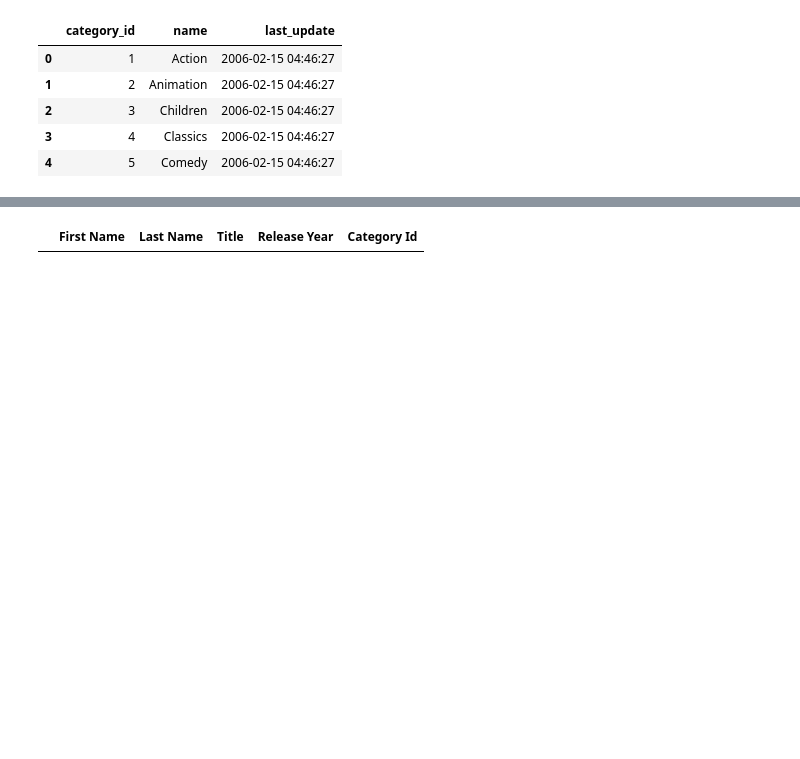
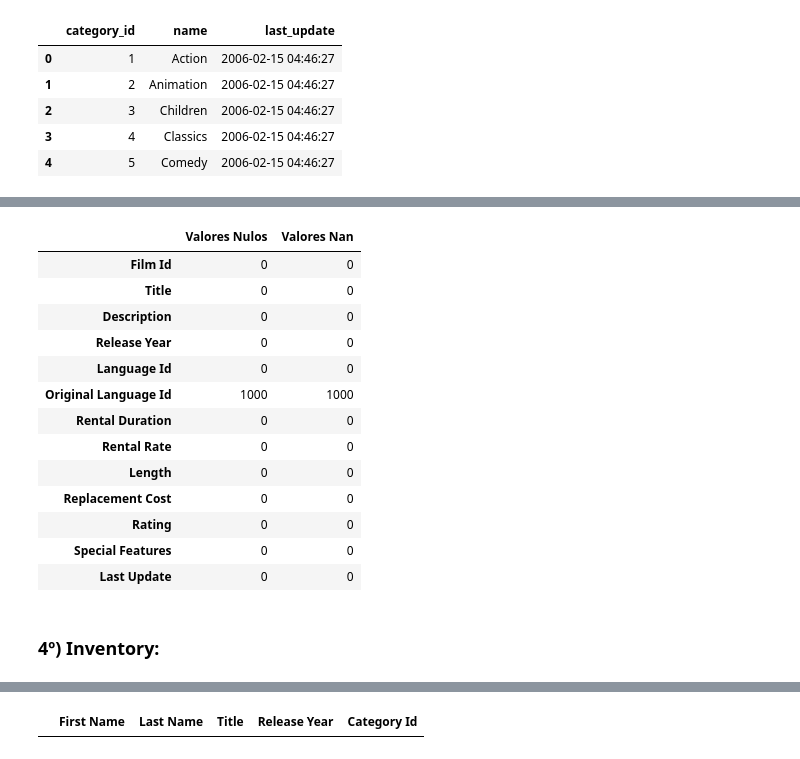
Before and after one commit to ClaraGallardo/sql-data-base-building, a Jupyter notebook: notebook/1.Limpieza.ipynb, the cells around one changed output, grey strips where cells are left out. Cells and saved outputs as stored; diff of their text form; code cells hidden in the pictures; blank space fills up the shorter version.

```diff
--- a/notebook/1.Limpieza.ipynb
+++ b/notebook/1.Limpieza.ipynb
@@ -362,0 +189,19 @@ o.columns=o.columns.str.replace('_',' ').str.title()
+# %%
+f.columns=titulos(f)
+convertir_fecha(f)
+verificar_nulos(f)
+# %% [output]
+|  | Valores Nulos | Valores Nan |
+| Film Id | 0 | 0 |
+| Title | 0 | 0 |
+| Description | 0 | 0 |
+| Release Year | 0 | 0 |
+| Language Id | 0 | 0 |
+| Original Language Id | 1000 | 1000 |
+| Rental Duration | 0 | 0 |
+| Rental Rate | 0 | 0 |
+| Length | 0 | 0 |
+| Replacement Cost | 0 | 0 |
+| Rating | 0 | 0 |
+| Special Features | 0 | 0 |
+| Last Update | 0 | 0 |
@@ -362,0 +210,2 @@ o.columns=o.columns.str.replace('_',' ').str.title()
+# %% [markdown]
+### 4º) Inventory:
```
Also changed, not shown: parts of 70 cells of this notebook, 2 other files.
